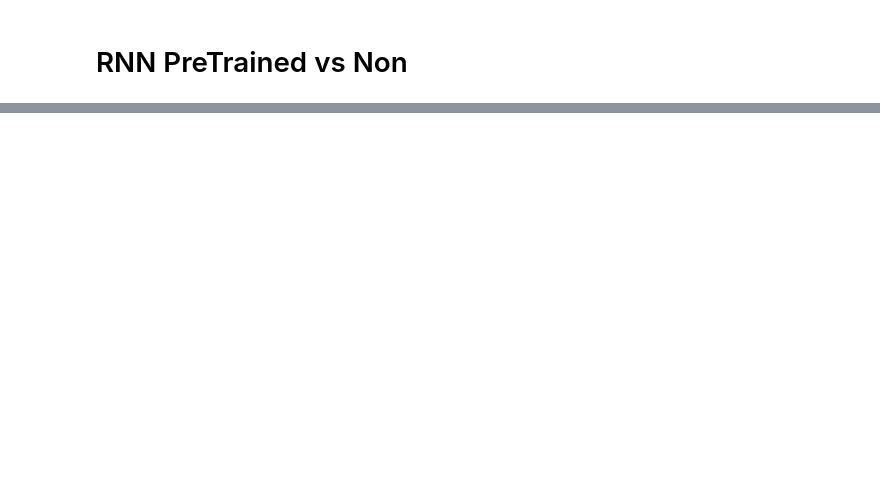
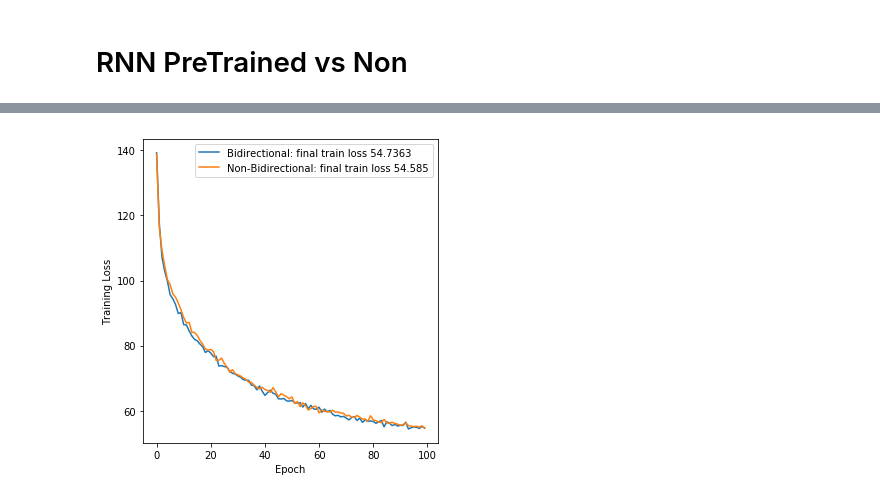
Before and after one commit to tp823/DSGA1011-Translation-Estimation--Station, a Jupyter notebook: Plotting results- BLEU and Training Loss.ipynb, the cells around one changed output, grey strips where cells are left out. Cells and saved outputs as stored; diff of their text form; code cells hidden in the pictures; blank space fills up the shorter version.

```diff
--- a/Plotting results- BLEU and Training Loss.ipynb
+++ b/Plotting results- BLEU and Training Loss.ipynb
@@ -349,0 +383,19 @@ plt.show()
+# %%
+bd_results = []
+bd = ['Bidirectional', 'Non-Bidirectional']
+for i in range(2):
+    value = round(list(df_bd_loss.iloc[-1])[i], 4)
+    value = str(bd[i])+": final train loss "+str(value)
+    bd_results.append(value)
+
+fig = plt.figure(figsize = (5,5))
+
+plt.plot(df_bd_loss)
+plt.xlabel("Epoch")
+plt.ylabel("Training Loss")
+plt.legend(bd_results, loc='best')
+plt.tight_layout()
+plt.savefig('results/rnn_vi_bd_loss.png', dpi=300)
+plt.show()
+# %% [output]
+[figure, added]
```
Also changed, not shown: parts of 15 cells of this notebook, 15 other files.
